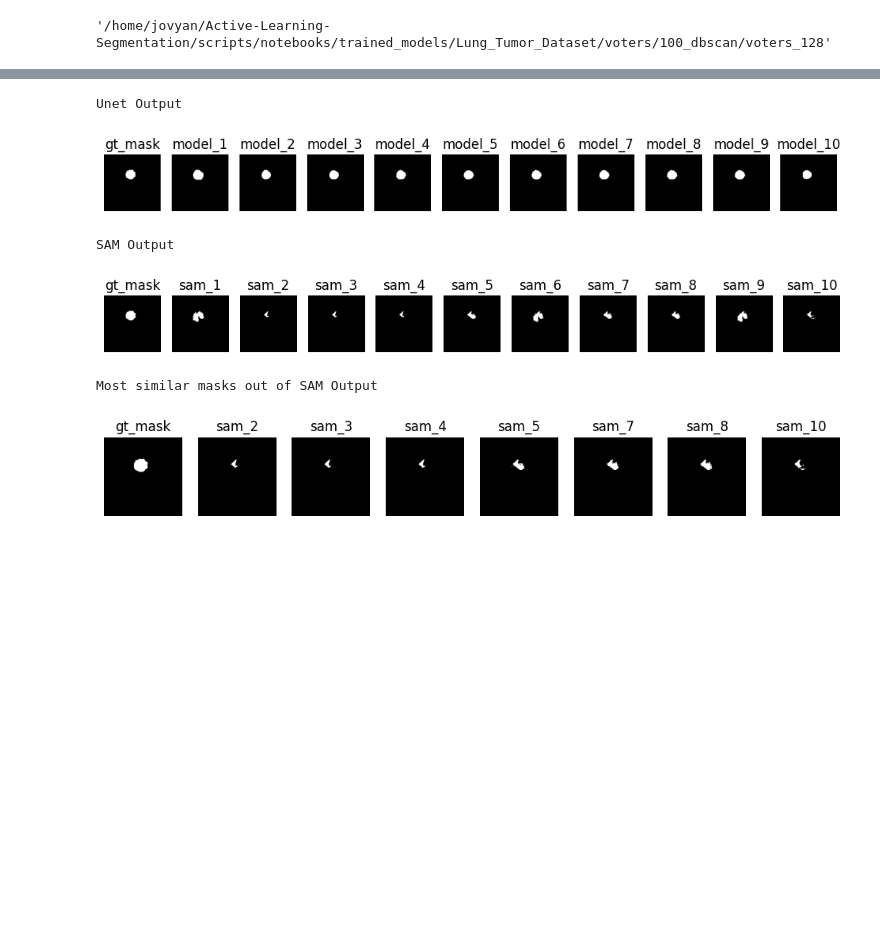
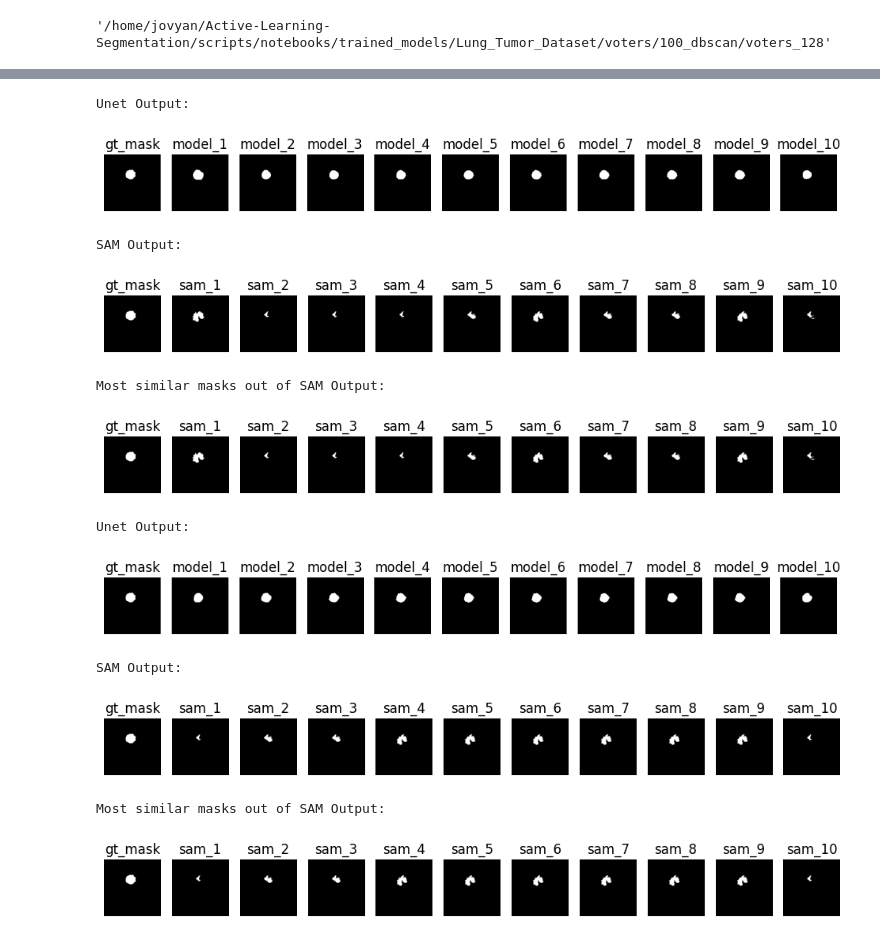
Before and after one commit to SalimFares4/Active-Learning-Segmentation, a Jupyter notebook: scripts/notebooks/08-Comparison.ipynb, the cells around one changed output, grey strips where cells are left out. Saved outputs shown, nothing was run; the diff lists cells and outputs as text; code cells hidden in the pictures; blank space fills up the shorter version.

```diff
--- a/scripts/notebooks/08-Comparison.ipynb
+++ b/scripts/notebooks/08-Comparison.ipynb
@@ -286,2 +238,8 @@ Closure Similarity: 1.0
+# %%
+from dbscan import DBScan, Similarities, Gestalt
+
+sim = Similarities()
+gestalt = Gestalt()
 # %%
 masks = torch.tensor(np.array(sam_masks))
+dropout_masks = torch.tensor(np.array(sam_dropout_masks))
@@ -292,19 +246,19 @@ sim = Similarities()
 # %%
-db_scan = DBScan(similarity = sim.iou_score,eps = 0.45, min_samples = 4)
-
+# eps=0.05
+db_scan = DBScan(similarities = [gestalt.proximity, gestalt.closure, sim.cosine_similarity],eps =0.3, min_samples = 4)
 labels = db_scan.fit(masks)
 sam_titles = ["sam_"+str(i+1) for i in range(10)]
 titles = ["model_"+str(i+1) for i in range(10)]
 if len(labels) >= 4:
     print("Unet Output:")
     sv.plot_images_grid(
-        images=[gt_masks[4]] + voters_dbscan_masks[4],
-        grid_size=(1, len(voters_dbscan_masks[4])+1),
+        images=[gt_masks[idx]] + voters_dbscan_masks[idx],
+        grid_size=(1, len(voters_dbscan_masks[idx])+1),
         titles=["gt_mask"] + titles
     )
     print("SAM Output:")
     sv.plot_images_grid(
-        images=[gt_masks[4]] + sam_masks,
+        images=[gt_masks[idx]] + sam_masks,
         grid_size=(1, len(sam_masks)+1),
         titles=["gt_mask"] + sam_titles
     )
@@ -312,16 +266,52 @@ if len(labels) >= 4:
     most_similar_masks = [sam_masks[i] for i in labels]
     most_similar_titles = ["sam_"+str(i+1) for i in labels]
     sv.plot_images_grid(
-        images=[gt_masks[4]] + most_similar_masks,
+        images=[gt_masks[idx]] + most_similar_masks,
         grid_size=(1, len(most_similar_masks)+1),
         titles=["gt_mask"] + most_similar_titles
     )
 else:
     print("not enough similar masks")
 # %% [output]
-Unet Output
+Unet Output:
 [figure]
-SAM Output
+SAM Output:
 [figure]
-Most similar masks out of SAM Output
+Most similar masks out of SAM Output:
-[figure, old version]
+[figure, new version]
+# %%
+# eps=0.05
+db_scan = DBScan(similarities = [gestalt.proximity, gestalt.closure, sim.cosine_similarity],eps =0.3, min_samples = 4)
+labels = db_scan.fit(dropout_masks)
+sam_titles = ["sam_"+str(i+1) for i in range(10)]
+titles = ["model_"+str(i+1) for i in range(10)]
+if len(labels) >= 4:
+    print("Unet Output:")
+    sv.plot_images_grid(
+        images=[gt_masks[idx]] + voters_dbscan_dropout_masks[idx],
+        grid_size=(1, len(voters_dbscan_dropout_masks[idx])+1),
+        titles=["gt_mask"] + titles
+    )
+    print("SAM Output:")
+    sv.plot_images_grid(
+        images=[gt_masks[idx]] + sam_dropout_masks,
+        grid_size=(1, len(sam_dropout_masks)+1),
+        titles=["gt_mask"] + sam_titles
+    )
+    print("Most similar masks out of SAM Output:")
+    most_similar_masks = [sam_dropout_masks[i] for i in labels]
+    most_similar_titles = ["sam_"+str(i+1) for i in labels]
+    sv.plot_images_grid(
+        images=[gt_masks[idx]] + most_similar_masks,
+        grid_size=(1, len(most_similar_masks)+1),
+        titles=["gt_mask"] + most_similar_titles
+    )
+else:
+    print("not enough similar masks")
+# %% [output]
+Unet Output:
+[figure, added]
+SAM Output:
+[figure, added]
+Most similar masks out of SAM Output:
+[figure, added]
```
Also changed, not shown: parts of 23 cells of this notebook, 3 other files.
